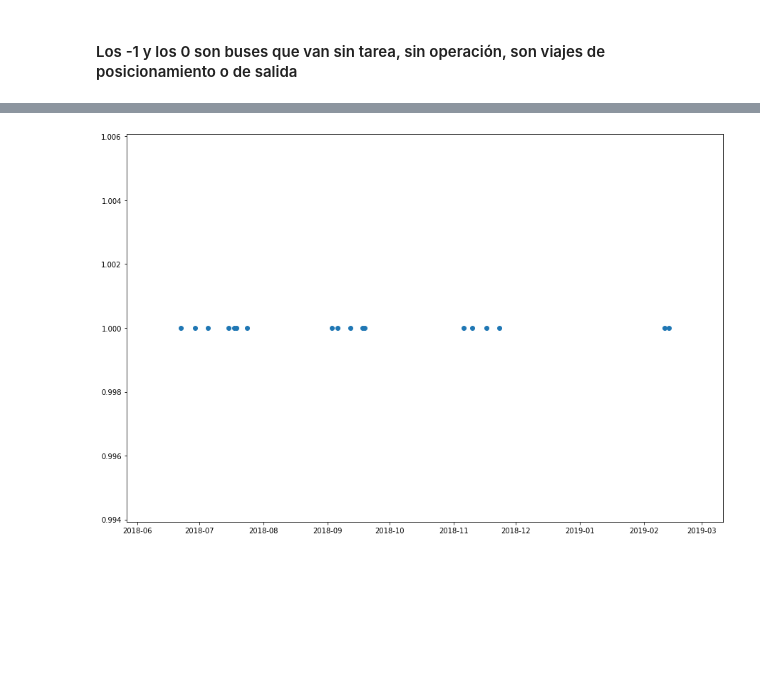
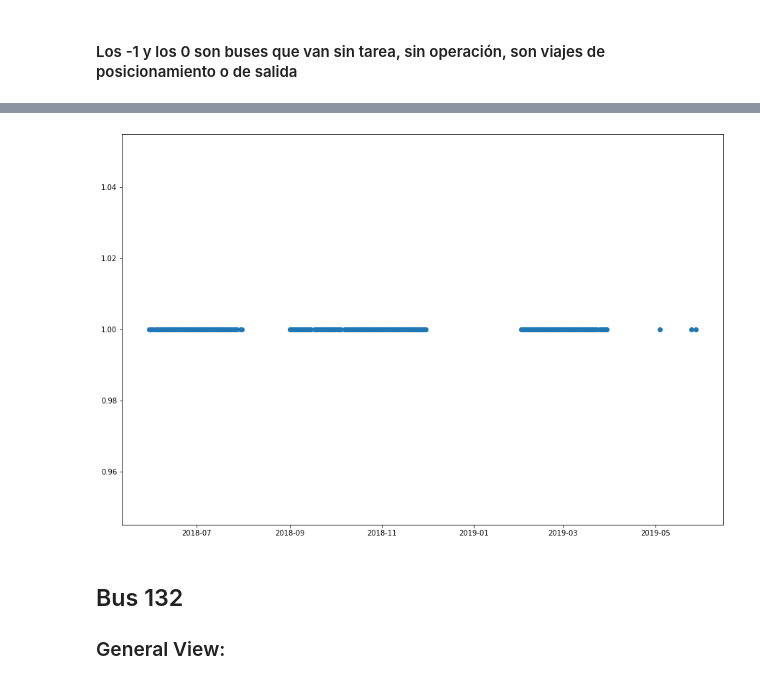
Before and after one commit to manuelq12/PDG-AVIOM-BUS_DIGITAL_TWIN, a Jupyter notebook: Analisis_Exploratorio/Python/AnalisisExploratorio.ipynb, the cells around one changed output, grey strips where cells are left out. Cells and saved outputs as stored; diff of their text form; code cells hidden in the pictures; blank space fills up the shorter version.

```diff
--- a/Analisis_Exploratorio/Python/AnalisisExploratorio.ipynb
+++ b/Analisis_Exploratorio/Python/AnalisisExploratorio.ipynb
@@ -129,5 +155,8 @@ df.describe(include="all")
+# %%
+df =df.dropna()
 # %%
 df2= df[(df['EventType']=='12') | (df['EventType']=='23')]
+df2 = df2.sort_values(by=['DatagramDate'])
 df2.head()
 # %% [output]
 |  | EventType | RegisterDate | StopID | Odometer | Longitude | Latitude | TaskID | LineID | TripID | ... |
@@ -199,3 +225,0 @@ Index: []
-# %%
-df2 = df[(df['EventType']=='12') | (df['EventType']=='23')]
-df2.head()
@@ -227,0 +326,4 @@ BusIDCounts2.head()
+# %%
+dfBus3 = df2[(df2['BusID'] == '571')]
+dfBus3_1 = dfBus3['DatagramDate'].drop_duplicates().to_frame()
+dfBus3_1
@@ -228,13 +349,14 @@ BusIDCounts2.head()
 # %%
-dfBus1 = df2[(df2['BusID'] == '1107')]
-dfBus1_1 = dfBus1['DatagramDate'].drop_duplicates().to_frame()
-dfBus1_1 = dfBus1_1.drop(268454)
-size = dfBus1_1.size
+size = dfBus3_1.size
 plt.rc('figure',figsize=(15,10))
 y2 = [(x/x) for x in range (1,size+1)]
-x2 = dfBus1_1['DatagramDate']
+x2 = dfBus3_1['DatagramDate']
 fig,ax2 = plt.subplots()
 ax2.scatter(x2,y2)
 plt.show()
 # %% [output]
-[figure, old version]
+[figure, new version]
+# %% [markdown]
+## Bus 132
+
+### General View:
```
Also changed, not shown: parts of 47 cells of this notebook, 1 other file.
